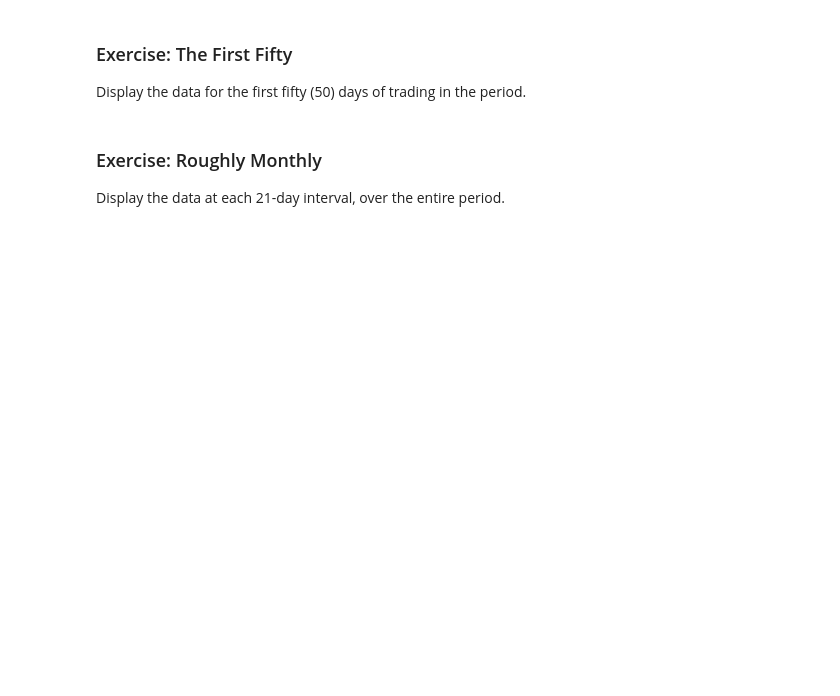
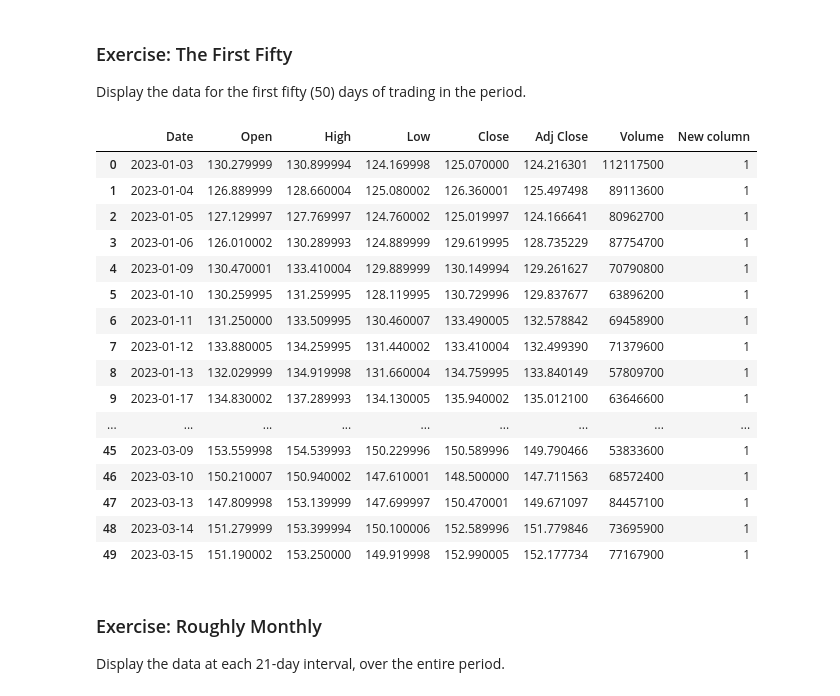
Before and after one commit to lilyhh0303/efds-ta-python, a Jupyter notebook: 01. Pandas Refresher.ipynb, the cells around one changed output. Drawn from its saved outputs; the diff is of its cells as text; code cells hidden in the pictures; blank space fills up the shorter version.

```diff
--- a/01. Pandas Refresher.ipynb
+++ b/01. Pandas Refresher.ipynb
@@ -33,6 +133,26 @@ Display the data for the entire month of December 2023.
 ### Exercise: The First Fifty
 
 Display the data for the first fifty (50) days of trading in the period.
+# %%
+df.iloc[0:50]
+# %% [output]
+|  | Date | Open | High | Low | Close | Adj Close | Volume | New column |
+| 0 | 2023-01-03 | 130.279999 | 130.899994 | 124.169998 | 125.070000 | 124.216301 | 112117500 | 1 |
+| 1 | 2023-01-04 | 126.889999 | 128.660004 | 125.080002 | 126.360001 | 125.497498 | 89113600 | 1 |
+| 2 | 2023-01-05 | 127.129997 | 127.769997 | 124.760002 | 125.019997 | 124.166641 | 80962700 | 1 |
+| 3 | 2023-01-06 | 126.010002 | 130.289993 | 124.889999 | 129.619995 | 128.735229 | 87754700 | 1 |
+| 4 | 2023-01-09 | 130.470001 | 133.410004 | 129.889999 | 130.149994 | 129.261627 | 70790800 | 1 |
+| 5 | 2023-01-10 | 130.259995 | 131.259995 | 128.119995 | 130.729996 | 129.837677 | 63896200 | 1 |
+| 6 | 2023-01-11 | 131.250000 | 133.509995 | 130.460007 | 133.490005 | 132.578842 | 69458900 | 1 |
+| 7 | 2023-01-12 | 133.880005 | 134.259995 | 131.440002 | 133.410004 | 132.499390 | 71379600 | 1 |
+| 8 | 2023-01-13 | 132.029999 | 134.919998 | 131.660004 | 134.759995 | 133.840149 | 57809700 | 1 |
+| 9 | 2023-01-17 | 134.830002 | 137.289993 | 134.130005 | 135.940002 | 135.012100 | 63646600 | 1 |
+| ... | ... | ... | ... | ... | ... | ... | ... | ... |
+| 45 | 2023-03-09 | 153.559998 | 154.539993 | 150.229996 | 150.589996 | 149.790466 | 53833600 | 1 |
+| 46 | 2023-03-10 | 150.210007 | 150.940002 | 147.610001 | 148.500000 | 147.711563 | 68572400 | 1 |
+| 47 | 2023-03-13 | 147.809998 | 153.139999 | 147.699997 | 150.470001 | 149.671097 | 84457100 | 1 |
+| 48 | 2023-03-14 | 151.279999 | 153.399994 | 150.100006 | 152.589996 | 151.779846 | 73695900 | 1 |
+| 49 | 2023-03-15 | 151.190002 | 153.250000 | 149.919998 | 152.990005 | 152.177734 | 77167900 | 1 |
 # %% [markdown]
 ### Exercise: Roughly Monthly
 
```
Also changed, not shown: parts of 11 cells of this notebook.
